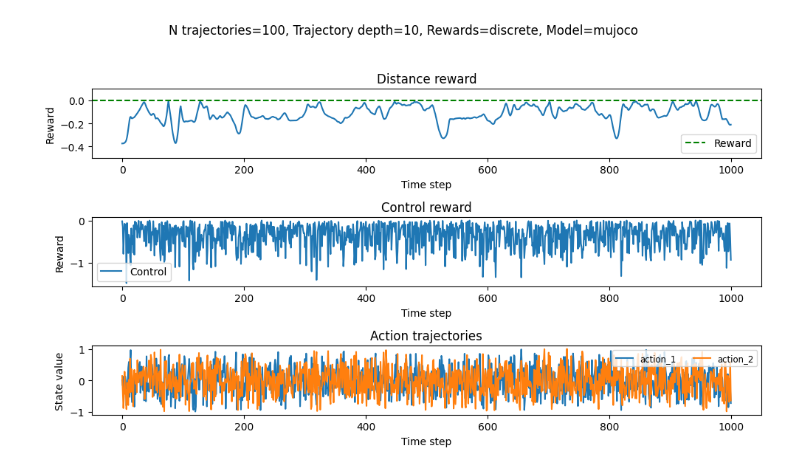
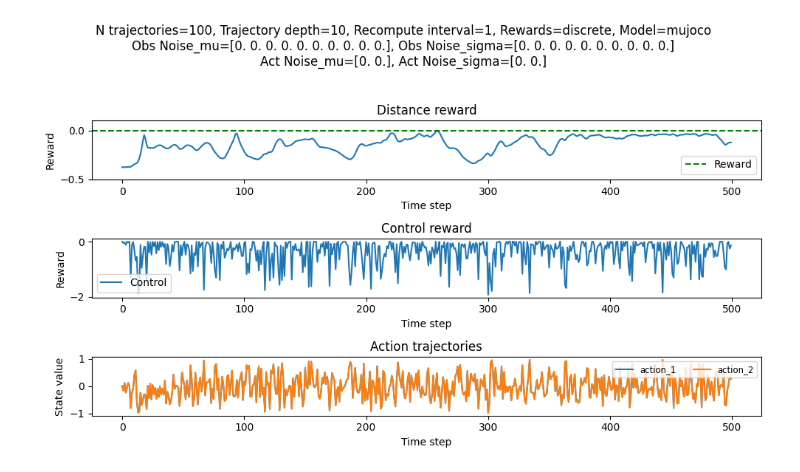
Before and after one commit to jtbuch/mpc_dojo, a Jupyter notebook: dan/MujocoReacherSimulations.ipynb, the cells around one changed output. Drawn from its saved outputs; the diff is of its cells as text; code cells hidden in the pictures.

Commit message:
adding sensor/actuator noise and cleanup

```diff
--- a/dan/MujocoReacherSimulations.ipynb
+++ b/dan/MujocoReacherSimulations.ipynb
@@ -6,8 +6,8 @@ import gymnasium as gym
 from scipy.linalg import solve_discrete_are
 import imageio
 # %%
-def simulate(bird, n_episodes, time_steps):
-    """Simulate bird, possibly episodic SARSA."""
+def simulate(bird, n_episodes, time_steps, recompute_interval, obs_noise_mu=np.array([1.0, 0.0, 0.0, 0.0]), obs_noise_sigma=np.array([0.0, 0.0, 0.0, 0.0]), act_noise_mu=np.array([0.0]), act_noise_sigma=np.array([0.0])):
+    """Simulate bird."""
 
     simulation_data = {}
 
@@ -34,13 +34,29 @@ def simulate(bird, n_episodes, time_steps):
         observations[0] = obs  # store initial observation at time 0
 
         for t in range(time_steps):
-            action = bird.mujoco_policy(env, obs)
-            action = np.asarray(action).flatten()
+            if t % recompute_interval == 0: # This is the step at which we recompute the action
+                        within_step = 0
+                        action_trajectory = bird.mujoco_policy(env, obs)
+                        action_trajectory = np.asarray(action_trajectory).flatten()
+                        action = action_trajectory[within_step]
+            else:
+                        within_step += 1
+                        action = action_trajectory[within_step]
+
+            # Save the action before adding noise
             actions[t] = action
 
+            # Add action noise
+            action += np.random.default_rng(episode_seed + t).normal(act_noise_mu, act_noise_sigma)
+
             obs, reward, done, truncated, info = env.step(action)
+
+            # Save the true observation before adding noise
             observations[t] = obs
             rewards[t] = reward
+
+            # Add observation noise
+            obs += np.random.default_rng(episode_seed + t).normal(obs_noise_mu, obs_noise_sigma)
 
             # Initialize reward_components dict once we see the reward names
             if t == 0 and info:
@@ -80,13 +96,19 @@ def simulate(bird, n_episodes, time_steps):
 # Simulate the bird
 planning_width = 100 # how many trajectories to simulate
 n_planning = 10 # how deep the rolout of each trajectory is
+recompute_interval = 1 # how often to plan
 reward_type='discrete' # rewards can be 'discrete' or 'continuous'
 model_type='mujoco' # model can be 'mujoco' or 'linear_full' or 'linear_reduced_<int>' where <int> is the rank of the model
+obs_noise_mu=np.array([0.0, 0.0, 0.0, 0.0, 0.0, 0.0, 0.0, 0.0, 0.0, 0.0]) # mean of the noise added to the observations
+obs_noise_sigma=np.array([0.0, 0.0, 0.0, 0.0, 0.0, 0.0, 0.0, 0.0, 0.0, 0.0]) # standard deviation of the noise added to the observations
+act_noise_mu=np.array([0.0, 0.0]) # mean of the noise added to the actions
+act_noise_sigma=np.array([0.0, 0.0]) # standard deviation of the noise added to the actions
 
 bird = MPCShittyBird(n_actions = 10, planning_width=planning_width, n_planning=n_planning, reward_type=reward_type, model_type=model_type)
 
 # Simulate the bird
-simulation_data = simulate(bird, n_episodes=1, time_steps=1000)
+simulation_data = simulate(bird, n_episodes=1, time_steps=500, recompute_interval=recompute_interval, obs_noise_mu=obs_noise_mu, obs_noise_sigma=obs_noise_sigma, act_noise_mu=act_noise_mu, act_noise_sigma=act_noise_sigma)
+
 
 episode1 = simulation_data["episode_1"]
 
@@ -94,37 +116,41 @@ distance_reward = episode1["reward_reward_dist"]
 control_reward = episode1["reward_reward_ctrl"]
 
 plt.figure(figsize=(10, 6))
-plt.suptitle(f'N trajectories={planning_width}, Trajectory depth={n_planning}, Rewards={reward_type}, Model={model_type}', fontsize=12)
-
+plt.suptitle(
+    f'N trajectories={planning_width}, Trajectory depth={n_planning}, Recompute interval={recompute_interval}, Rewards={reward_type}, Model={model_type}\n'
+    f'Obs Noise_mu={obs_noise_mu}, Obs Noise_sigma={obs_noise_sigma}\n'
+    f'Act Noise_mu={act_noise_mu}, Act Noise_sigma={act_noise_sigma}',
+    fontsize=12
+)
 # 1. Distance reward
 plt.subplot(3, 1, 1)
 plt.plot(distance_reward)
 plt.title('Distance reward')
 plt.xlabel('Time step')
 plt.ylabel('Reward')
 plt.axhline(0, color='green', linestyle='--',label='Reward')
 plt.ylim(-0.5, 0.1)
 plt.legend()
 
 # 2. Control reward
 plt.subplot(3, 1, 2)
 plt.plot(control_reward)
 plt.title('Control reward')
 plt.xlabel('Time step')
 plt.ylabel('Reward')
 plt.legend(['Control'])
 
 # 3. Plot state_1 to state_7
 plt.subplot(3, 1, 3)
 for i in range(1, 3):  # state_1 to state_7
     state = episode1[f"action_{i}"]  # assumed shape: (time_steps,)
     plt.plot(state, label=f'action_{i}')
 plt.title('Action trajectories')
 plt.xlabel('Time step')
 plt.ylabel('State value')
 plt.legend(ncol=2, fontsize='small', loc='upper right')
 
 plt.tight_layout(rect=[0, 0, 1, 0.95])
 plt.show()
 # %% [output]
-[figure, old version]
+[figure, new version]
```
Also changed, not shown: 3 other files.
